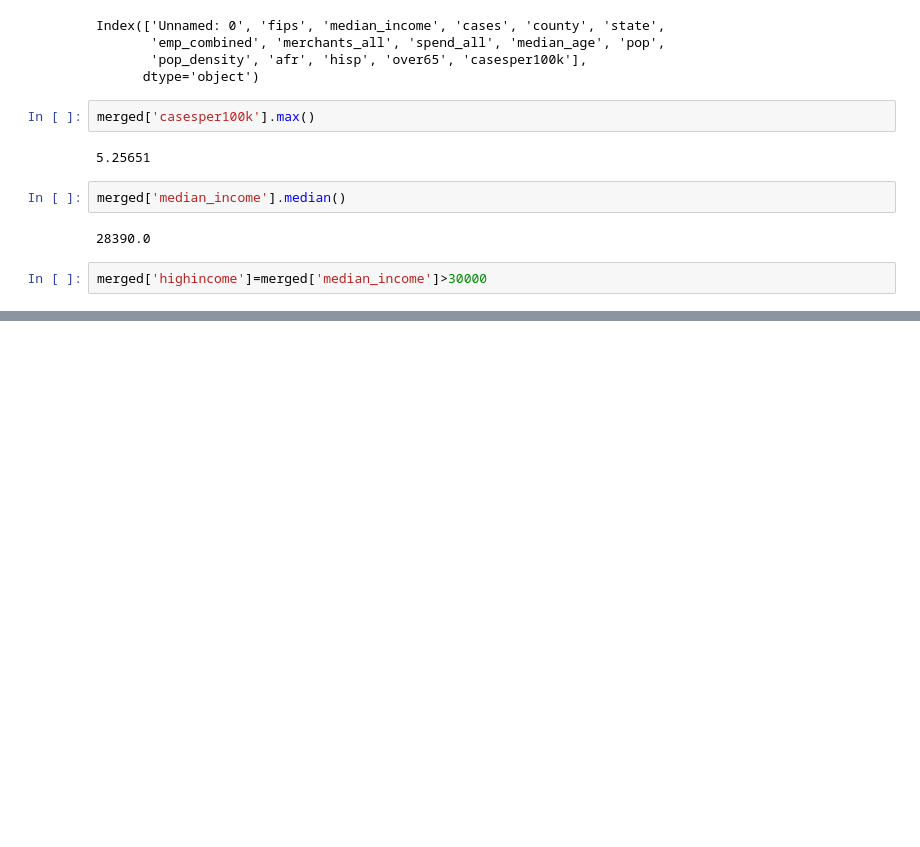
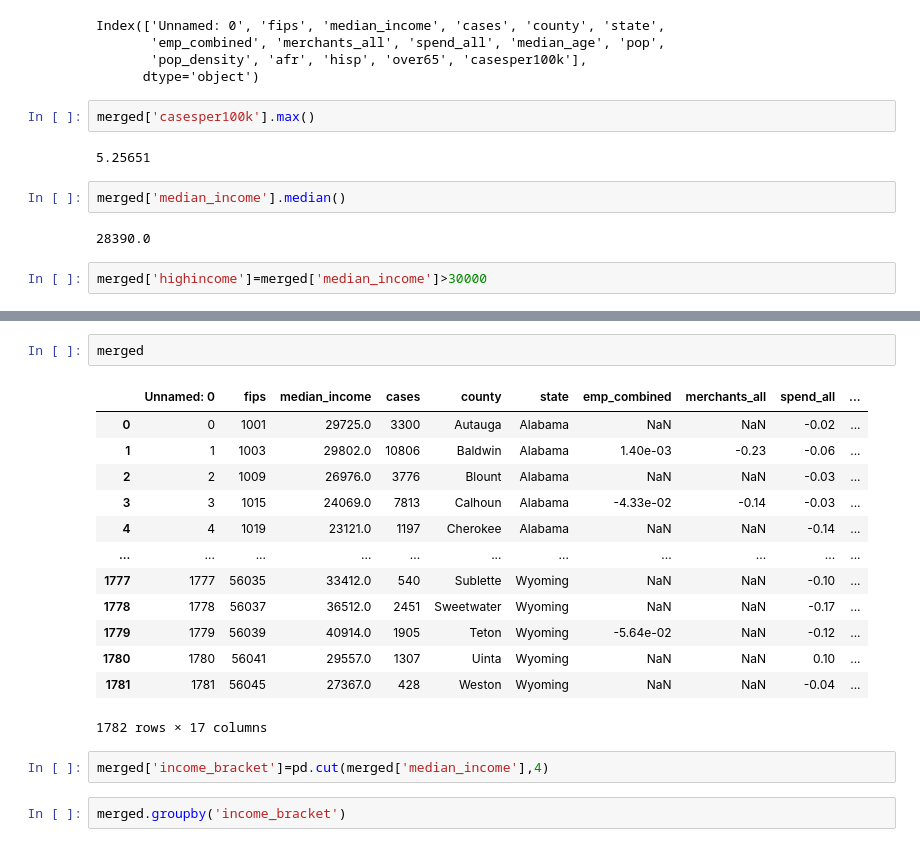
Before and after one commit to aditj/covid-ranking, a Jupyter notebook: notebooks/create_data.ipynb, the cells around one changed output, grey strips where cells are left out. Drawn from its saved outputs; the diff is of its cells as text; blank space fills up the shorter version.

```diff
--- a/notebooks/create_data.ipynb
+++ b/notebooks/create_data.ipynb
@@ -185,0 +188,20 @@ merged[]['cases'].max()
+# %%
+merged
+# %% [output]
+|  | Unnamed: 0 | fips | median_income | cases | county | state | emp_combined | merchants_all | spend_all | ... |
+| 0 | 0 | 1001 | 29725.0 | 3300 | Autauga | Alabama | NaN | NaN | -0.02 | ... |
+| 1 | 1 | 1003 | 29802.0 | 10806 | Baldwin | Alabama | 1.40e-03 | -0.23 | -0.06 | ... |
+| 2 | 2 | 1009 | 26976.0 | 3776 | Blount | Alabama | NaN | NaN | -0.03 | ... |
+| 3 | 3 | 1015 | 24069.0 | 7813 | Calhoun | Alabama | -4.33e-02 | -0.14 | -0.03 | ... |
+| 4 | 4 | 1019 | 23121.0 | 1197 | Cherokee | Alabama | NaN | NaN | -0.14 | ... |
+| ... | ... | ... | ... | ... | ... | ... | ... | ... | ... | ... |
+| 1777 | 1777 | 56035 | 33412.0 | 540 | Sublette | Wyoming | NaN | NaN | -0.10 | ... |
+| 1778 | 1778 | 56037 | 36512.0 | 2451 | Sweetwater | Wyoming | NaN | NaN | -0.17 | ... |
+| 1779 | 1779 | 56039 | 40914.0 | 1905 | Teton | Wyoming | -5.64e-02 | NaN | -0.12 | ... |
+| 1780 | 1780 | 56041 | 29557.0 | 1307 | Uinta | Wyoming | NaN | NaN | 0.10 | ... |
+| 1781 | 1781 | 56045 | 27367.0 | 428 | Weston | Wyoming | NaN | NaN | -0.04 | ... |
+1782 rows × 17 columns
+# %%
+merged['income_bracket']=pd.cut(merged['median_income'],4)
+# %%
+merged.groupby('income_bracket')
```
Also changed, not shown: parts of 3 cells of this notebook, 2 other files.
